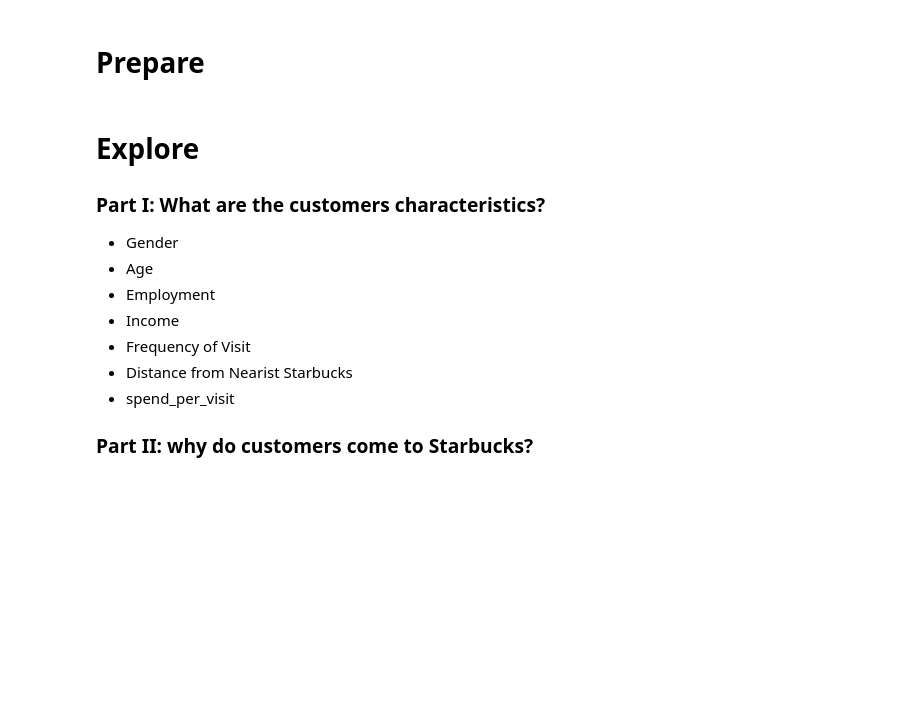
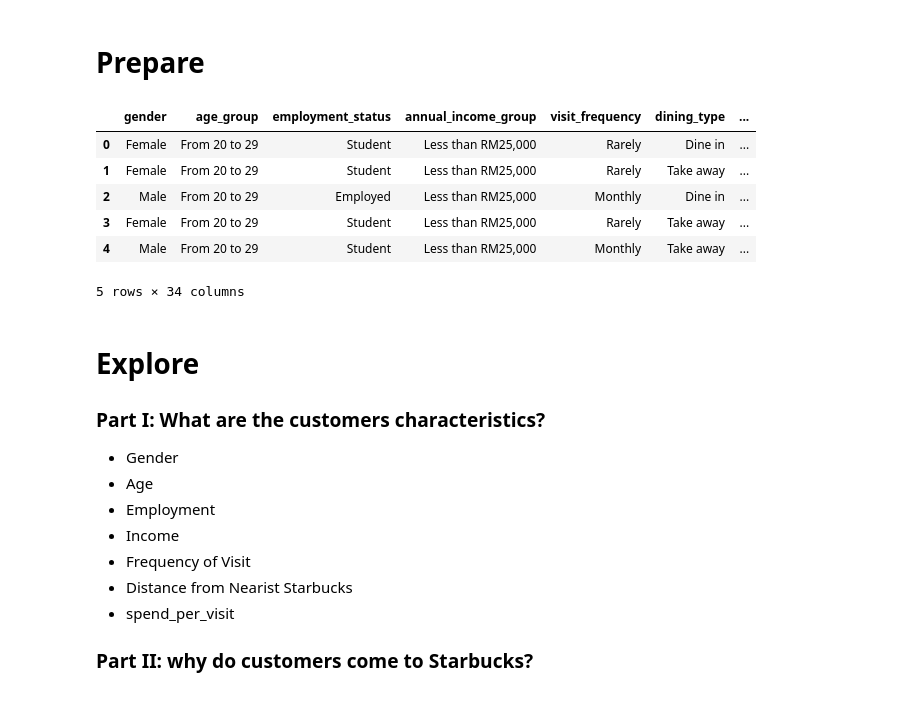
Before and after one commit to Johndsalas/Starbucks_Customer_Profiles, a Jupyter notebook: main.ipynb, the cells around one changed output. Cells and saved outputs as stored; diff of their text form; code cells hidden in the pictures; blank space fills up the shorter version.

```diff
--- a/main.ipynb
+++ b/main.ipynb
@@ -25,6 +25,15 @@ df = pd.read_csv('starbucks_survey.csv')
 # Prepare
 # %%
 df = p.prepare_customer_survey(df)
+df.head()
+# %% [output]
+|  | gender | age_group | employment_status | annual_income_group | visit_frequency | dining_type | ... |
+| 0 | Female | From 20 to 29 | Student | Less than RM25,000 | Rarely | Dine in | ... |
+| 1 | Female | From 20 to 29 | Student | Less than RM25,000 | Rarely | Take away | ... |
+| 2 | Male | From 20 to 29 | Employed | Less than RM25,000 | Monthly | Dine in | ... |
+| 3 | Female | From 20 to 29 | Student | Less than RM25,000 | Rarely | Take away | ... |
+| 4 | Male | From 20 to 29 | Student | Less than RM25,000 | Monthly | Take away | ... |
+5 rows × 34 columns
 # %% [markdown]
 # Explore
 
```
Also changed, not shown: parts of 10 cells of this notebook, 1 other file.
